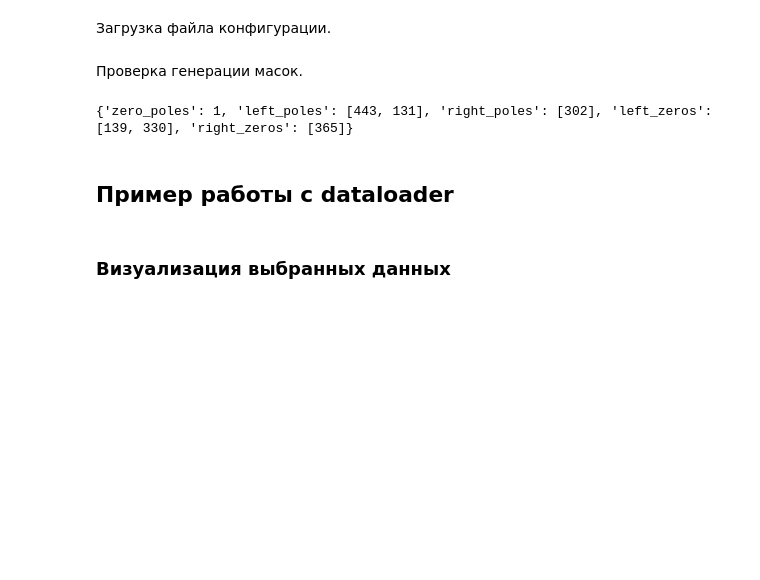
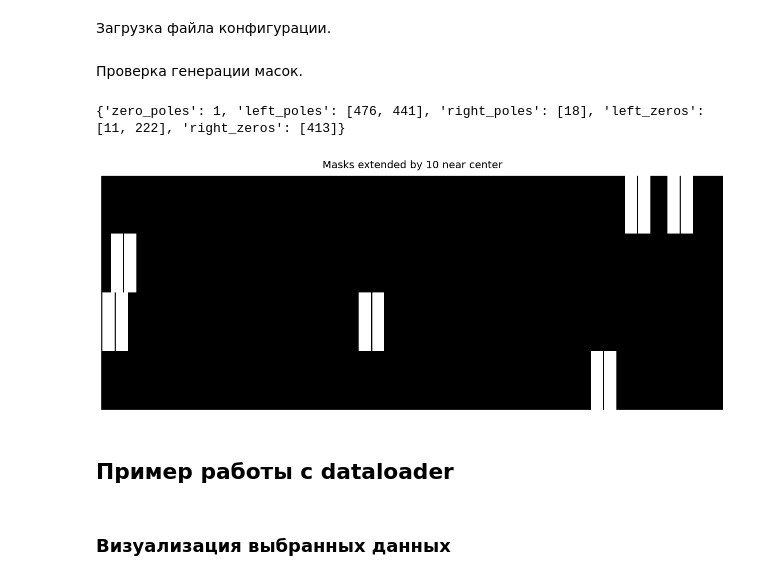
Before and after one commit to romangorbunov91/zeros-poles-masks, a Jupyter notebook: debug_notebook.ipynb, the cells around one changed output. Saved outputs shown, nothing was run; the diff lists cells and outputs as text; code cells hidden in the pictures; blank space fills up the shorter version.

Commit message:
Masks are extended to symmetric window.

```diff
--- a/debug_notebook.ipynb
+++ b/debug_notebook.ipynb
@@ -31,9 +32,43 @@ with open(config_path, "r") as f:
 from utils.general_functions import generate_masks
 
 masks = generate_masks(masks={}, configer=configer)
-print(masks["1zp2lp1rp2lz1rz_001"])
+mask_dict = masks["1zp2lp1rp2lz1rz_001"]
+print(mask_dict)
 # %% [output]
-{'zero_poles': 1, 'left_poles': [443, 131], 'right_poles': [302], 'left_zeros': [139, 330], 'right_zeros': [365]}
+{'zero_poles': 1, 'left_poles': [476, 441], 'right_poles': [18], 'left_zeros': [11, 222], 'right_zeros': [413]}
+# %%
+from utils.ZerosPolesDataset import positions_to_mask
+
+halfwindow_list = [0, 10]
+
+# Collect differences in a single loop
+diff_masks = []
+
+for key, positions in mask_dict.items():
+    if key == 'zero_poles':
+        continue
+    mask = []
+    for hw in halfwindow_list:
+        mask.append(
+            positions_to_mask(
+                positions=positions,
+                total_bits=configer['length'],
+                halfwindow=hw
+            )
+        )
+
+    diff = np.abs(np.array(mask[0], dtype=int) - np.array(mask[-1], dtype=int))
+    diff_masks.append(diff)
+
+# Plot only the difference
+plt.figure(figsize=(12, 5))
+plt.imshow(np.array(diff_masks), cmap='gray', aspect='auto', interpolation='nearest')
+plt.title(f'Masks extended by {halfwindow_list[1]} near center', fontsize=14, pad=10)
+plt.axis('off')
+plt.tight_layout()
+plt.show()
+# %% [output]
+[figure, added]
 # %% [markdown]
 ## Пример работы с dataloader
 # %%
```
Also changed, not shown: parts of 1 cell of this notebook, 1 other file.
